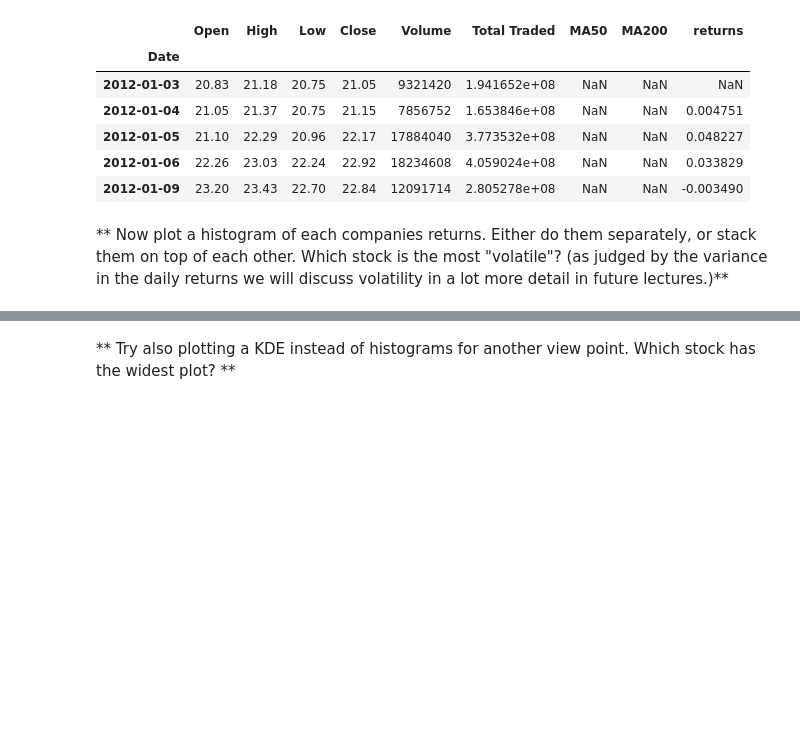
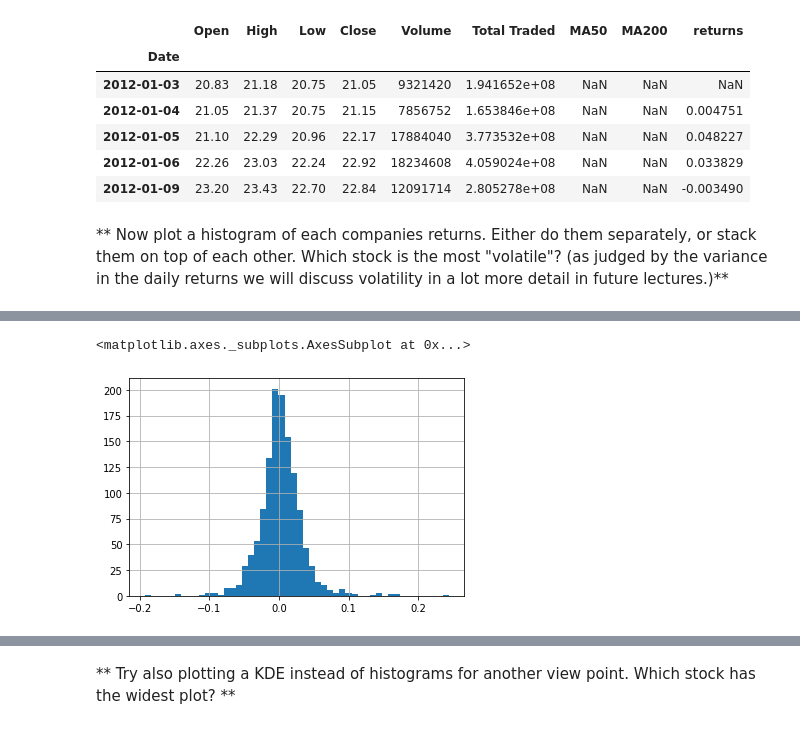
Before and after one commit to drachum/data-science-playground, a Jupyter notebook: python-finances/07-Stock-Market-Analysis-Capstone-Project/Stock Market Analysis Project.ipynb, the cells around one changed output, grey strips where cells are left out. Drawn from its saved outputs; the diff is of its cells as text; code cells hidden in the pictures; blank space fills up the shorter version.

```diff
--- a/python-finances/07-Stock-Market-Analysis-Capstone-Project/Stock Market Analysis Project.ipynb
+++ b/python-finances/07-Stock-Market-Analysis-Capstone-Project/Stock Market Analysis Project.ipynb
@@ -309,3 +299,8 @@ This defines r_t (return at time t) as equal to the price at time t divided by t
+# %%
+tsla["Returns"].hist(bins=50)
+# %% [output]
+<matplotlib.axes._subplots.AxesSubplot at 0x...>
+[figure, added]
 # %%
 # %% [output]
 <matplotlib.axes._subplots.AxesSubplot at 0x...>
```
Also changed, not shown: parts of 22 cells of this notebook.
